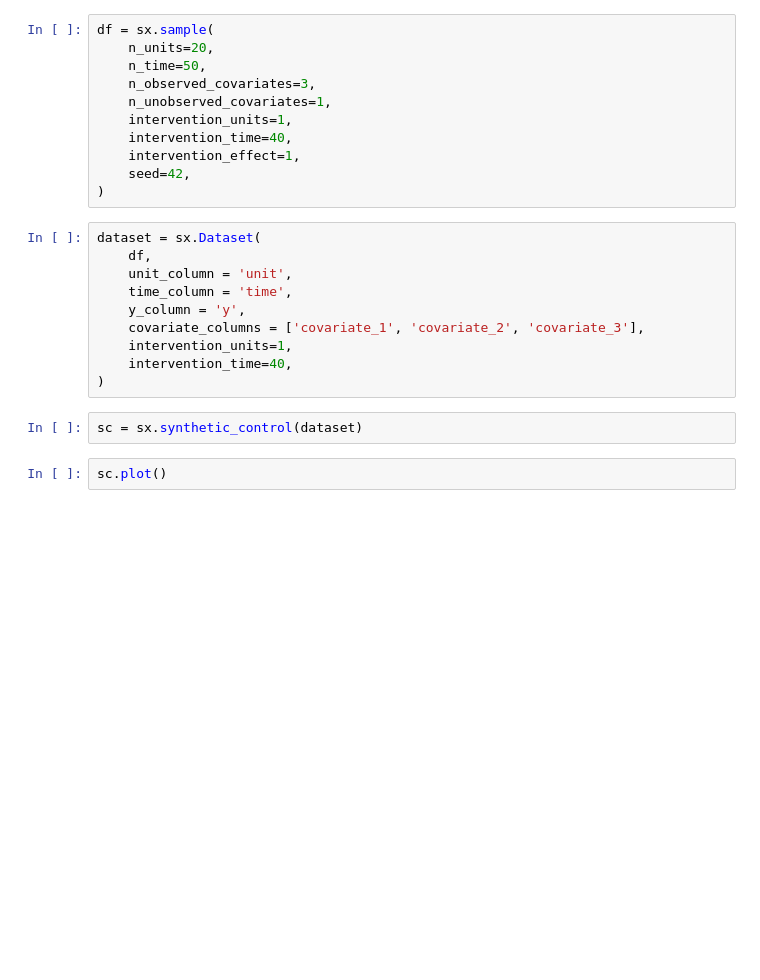
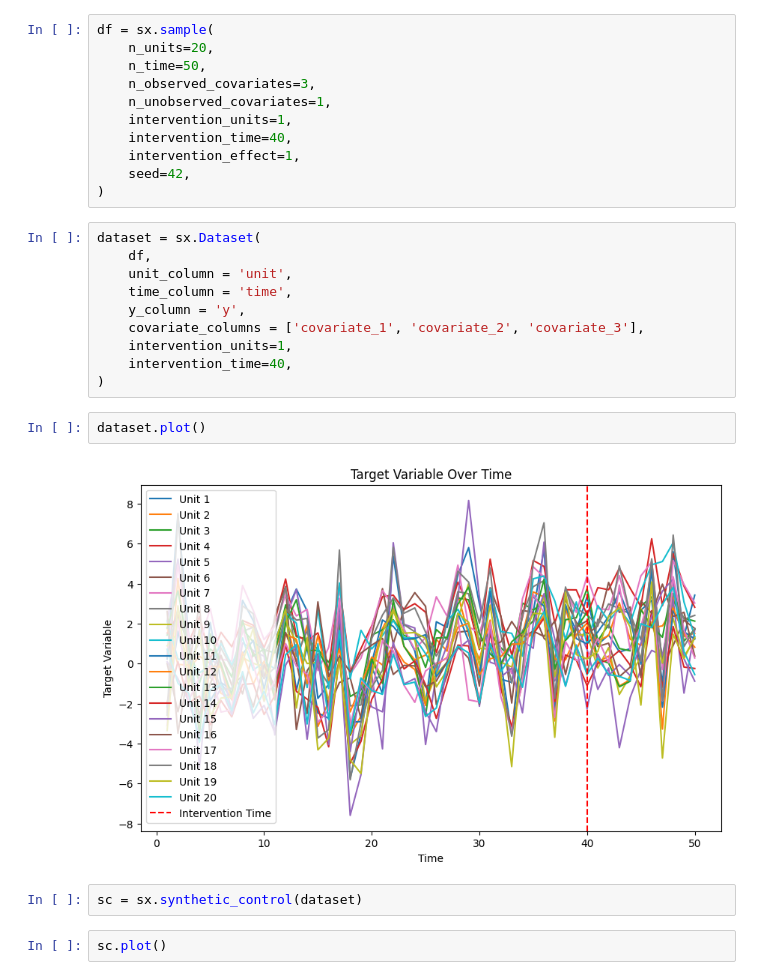
Before and after one commit to kenki931128/synthx, a Jupyter notebook: examples/1 - synthetic control.ipynb, the cells around one changed output. Cells and saved outputs as stored; diff of their text form; blank space fills up the shorter version.

```diff
--- a/examples/1 - synthetic control.ipynb
+++ b/examples/1 - synthetic control.ipynb
@@ -21,6 +23,10 @@ dataset = sx.Dataset(
     intervention_units=1,
     intervention_time=40,
 )
+# %%
+dataset.plot()
+# %% [output]
+[figure, added]
 # %%
 sc = sx.synthetic_control(dataset)
 # %%
```
Also changed, not shown: parts of 19 cells of this notebook, 2 other files.
